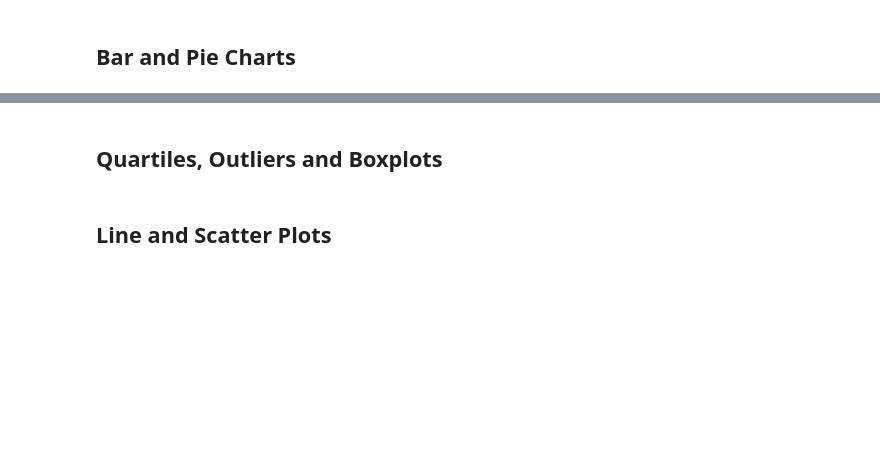
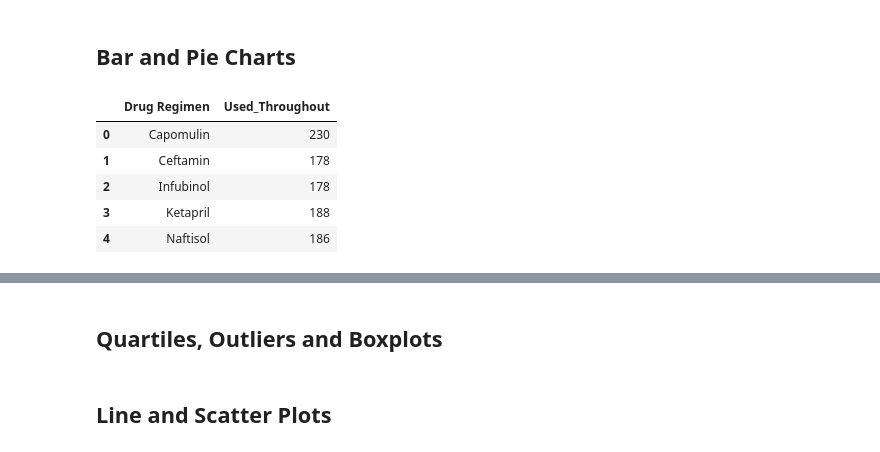
Before and after one commit to JAlvarado23A/matplotlib_mouse_analysis, a Jupyter notebook: Matplotlib_mouse_analysis.ipynb, the cells around one changed output, grey strips where cells are left out. Saved outputs shown, nothing was run; the diff lists cells and outputs as text; code cells hidden in the pictures; blank space fills up the shorter version.

```diff
--- a/Matplotlib_mouse_analysis.ipynb
+++ b/Matplotlib_mouse_analysis.ipynb
@@ -100,3 +112,14 @@ mouse_data_df[~mouse_data_df.duplicated(['Mouse ID', 'Timepoint'])].shape
+# %%
+drug_reg_count = drug_reg_count.rename(columns = {"Mouse ID": "Used_Throughout"})
+drug_reg_count.columns = drug_reg_count.columns.droplevel(1)
+drug_reg_count.head()
+# %% [output]
+|  | Drug Regimen | Used_Throughout |
+| 0 | Capomulin | 230 |
+| 1 | Ceftamin | 178 |
+| 2 | Infubinol | 178 |
+| 3 | Ketapril | 188 |
+| 4 | Naftisol | 186 |
 # %%
 # Generate a bar plot showing the total number of measurements taken on each drug regimen using pandas.
 # %%
```
Also changed, not shown: parts of 15 cells of this notebook.
